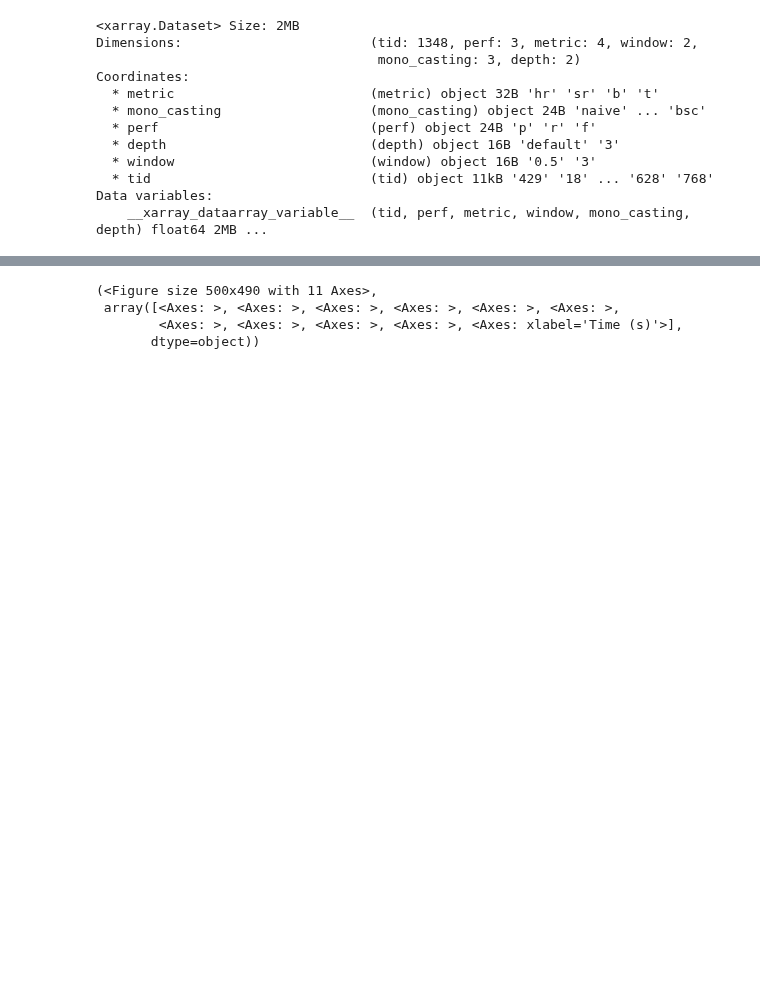
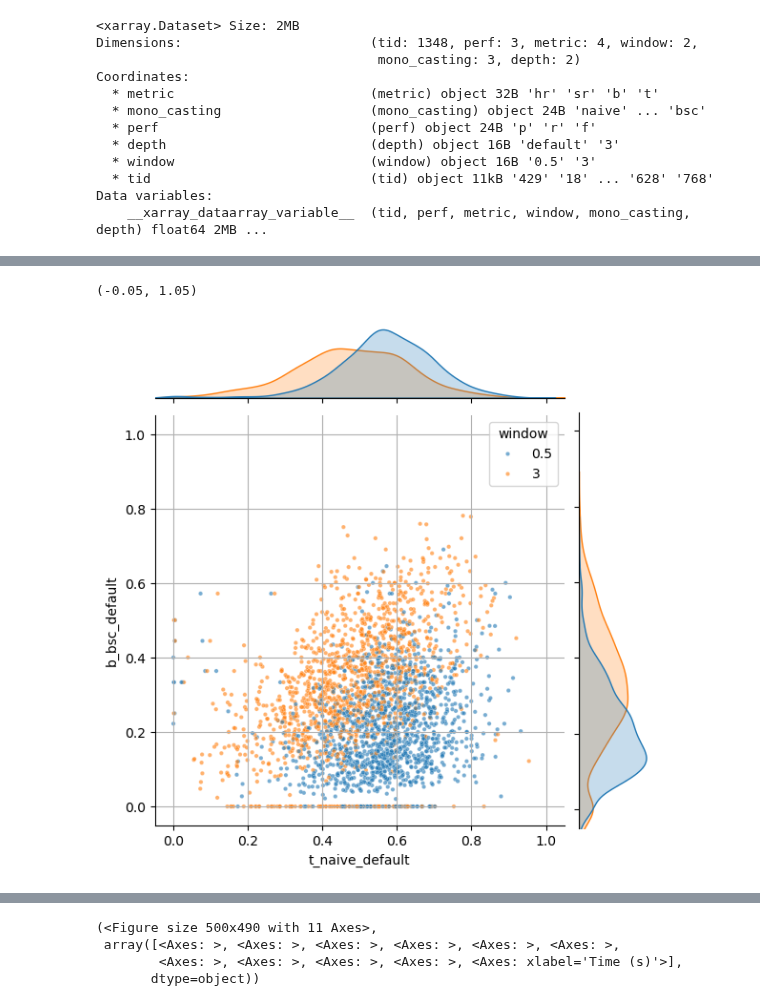
Before and after one commit to tomxi/bnl, a Jupyter notebook: bmeasure_exp/est.ipynb, the cells around one changed output, grey strips where cells are left out. Drawn from its saved outputs; the diff is of its cells as text; code cells hidden in the pictures; blank space fills up the shorter version.

```diff
--- a/bmeasure_exp/est.ipynb
+++ b/bmeasure_exp/est.ipynb
@@ -69,0 +74,2 @@ Data variables:
+# %%
+df = pd.read_feather("est_boundary_metrics.feather").fillna(0)
@@ -69,0 +92,15 @@ Data variables:
+# %%
+
+sns.jointplot(
+    data=df.query('perf == "f"'),
+    x="t_naive_default", y="b_bsc_default",
+    hue="window",
+    # kind='kde')
+    s=10, alpha=0.6, marker='o')
+plt.grid(True)
+plt.gca().set_aspect('equal')
+plt.gca().set_xlim(-0.05, 1.05)
+plt.gca().set_ylim(-0.05, 1.05)
+# %% [output]
+(-0.05, 1.05)
+[figure, added]
```
Also changed, not shown: parts of 4 cells of this notebook.
